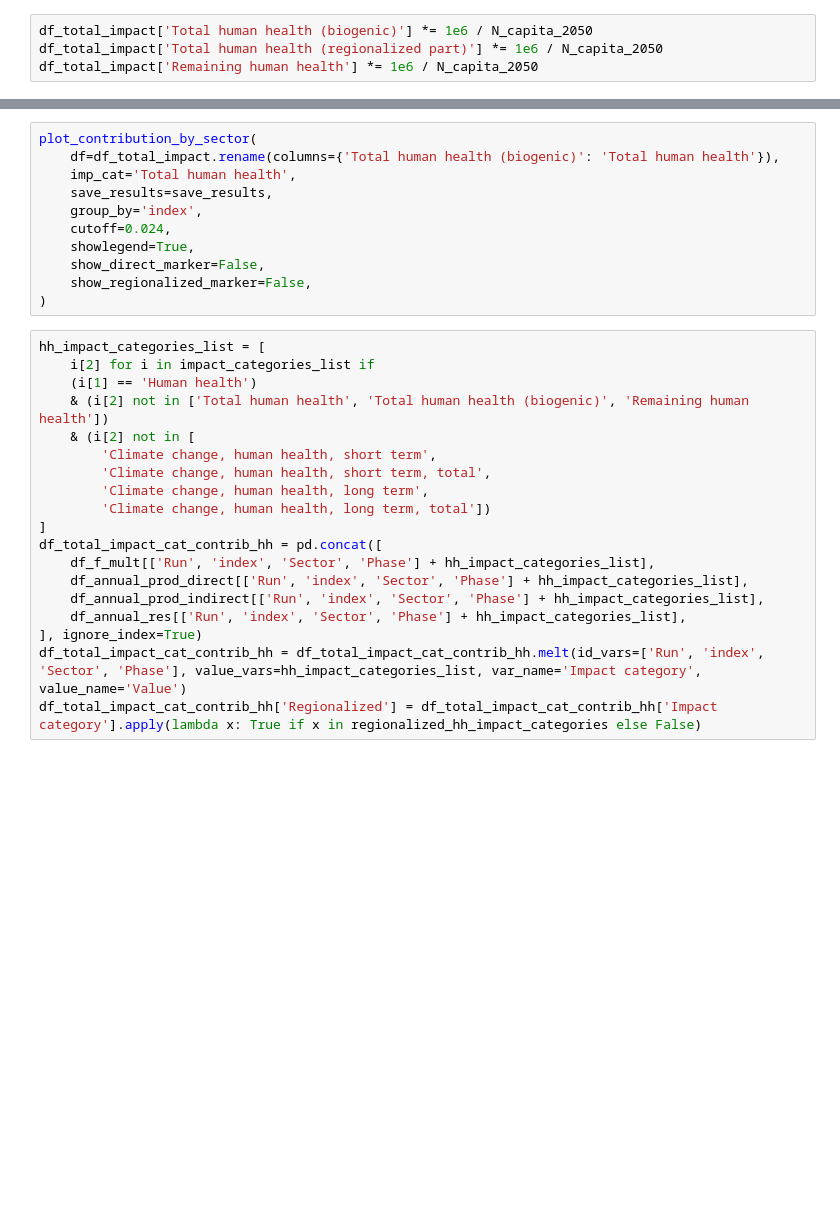
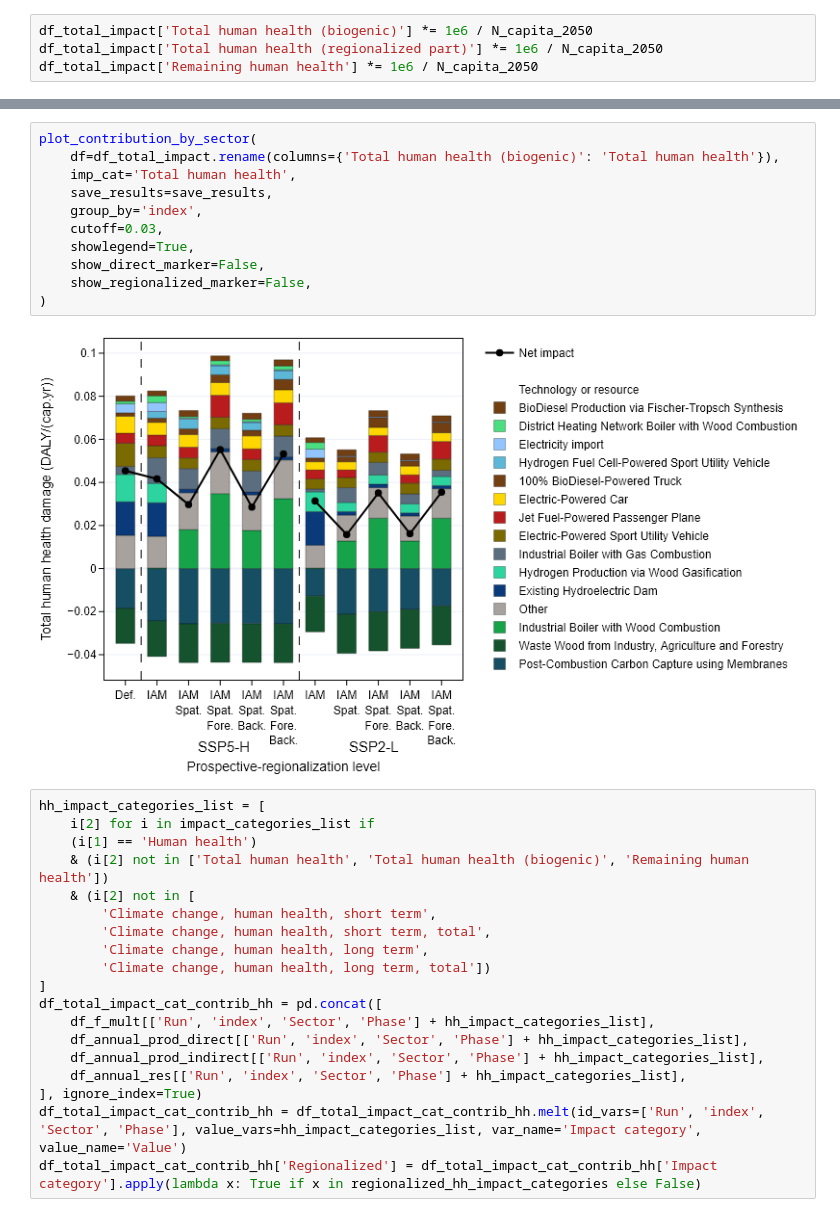
Before and after one commit to CIRAIG/EnergyScope-Quebec, a Jupyter notebook: projects/lca/02_Regionalization/01_Notebooks/02_Min_TC_2050.ipynb, the cells around one changed output, grey strips where cells are left out. Cells and saved outputs as stored; diff of their text form; blank space fills up the shorter version.

```diff
--- a/projects/lca/02_Regionalization/01_Notebooks/02_Min_TC_2050.ipynb
+++ b/projects/lca/02_Regionalization/01_Notebooks/02_Min_TC_2050.ipynb
@@ -611,14 +680,16 @@ plot_contribution_by_sector(
 # %%
 plot_contribution_by_sector(
     df=df_total_impact.rename(columns={'Total human health (biogenic)': 'Total human health'}),
     imp_cat='Total human health',
     save_results=save_results,
     group_by='index',
-    cutoff=0.024,
+    cutoff=0.03,
     showlegend=True,
     show_direct_marker=False,
     show_regionalized_marker=False,
 )
+# %% [output]
+[figure, added]
 # %%
 hh_impact_categories_list = [
     i[2] for i in impact_categories_list if
```
Also changed, not shown: parts of 46 cells of this notebook.
